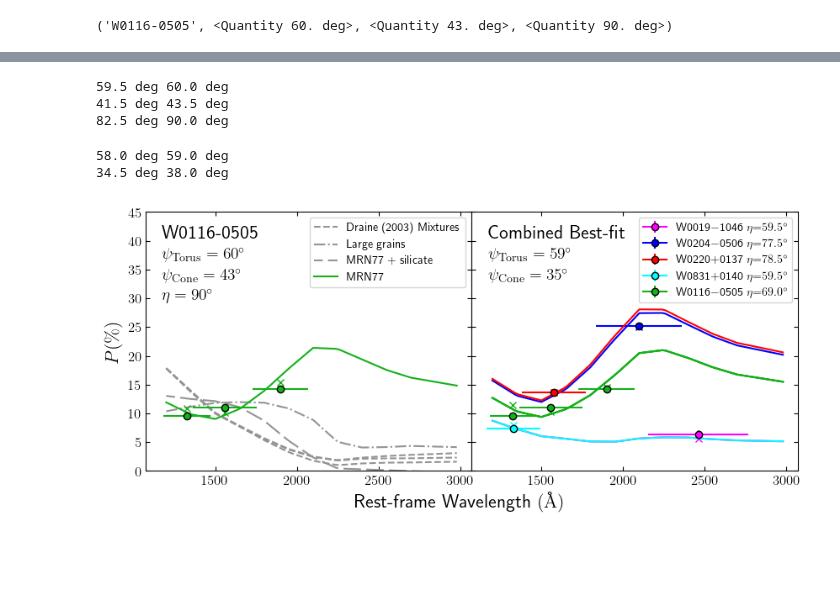
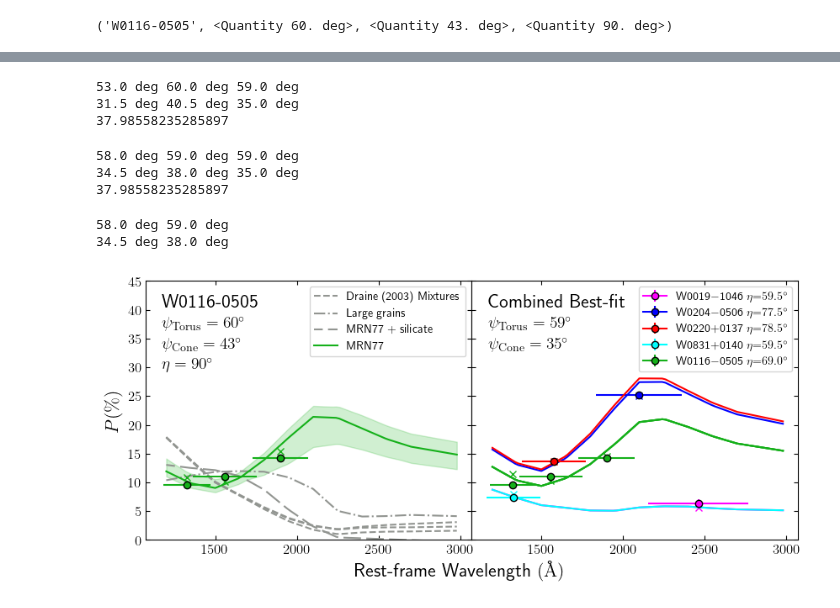
Before and after one commit to rjassef/Impol_BHDs_repo, a Jupyter notebook: plots/SKIRTOR_fit/fit_pfrac.ipynb, the cells around one changed output, grey strips where cells are left out. Drawn from its saved outputs; the diff is of its cells as text; code cells hidden in the pictures; blank space fills up the shorter version.

```diff
--- a/plots/SKIRTOR_fit/fit_pfrac.ipynb
+++ b/plots/SKIRTOR_fit/fit_pfrac.ipynb
@@ -162,5 +174,20 @@ print(tang_grid[i], cang_grid[j], iang_grid[k], chi2_map['W0116-0505'].min())
 # %%
 lam_grid = np.arange(1200., 3000., 20.)*u.AA
+
+#Plot the range of models.
+#indices = np.argwhere(chi2_map[wid]<=np.min(chi2_map[wid])+1.0)
+indices = np.argwhere(chi2_map[wid]<=np.min(2.0*chi2_map[wid]))
+curve_min = np.zeros(len(lam_grid)) + 1e32
+curve_max = np.zeros(curve_min.shape)
+for ind in indices:
+    i, j, k = ind
+    paux = 100*pw.p((tang_grid[i]*np.ones(lam_grid.shape), cang_grid[j]*np.ones(lam_grid.shape), iang_grid[k]*np.ones(lam_grid.shape), lam_grid.value))
+    curve_min = np.where(paux < curve_min, paux, curve_min)
+    curve_max = np.where(paux > curve_max, paux, curve_max)
+plt.fill_between(lam_grid.value, curve_min, curve_max, color='cyan', alpha=0.5)
+
+#Now plot the best fit.
+i, j, k = np.unravel_index(np.argmin(chi2_map[wid], axis=None), chi2_map[wid].shape)
 plt.plot(lam_grid, 100*pw.p((tang_grid[i]*np.ones(lam_grid.shape), cang_grid[j]*np.ones(lam_grid.shape), iang_grid[k]*np.ones(lam_grid.shape), lam_grid)))
 
 wid = "W0116-0505"
@@ -175,9 +202,8 @@ for bname in op.pfrac[wid].keys():
-# %%
-chi2_all = np.zeros(chi2_map[op.wids[0]].shape[:2])
-for wid in op.wids:
-    for i in range(len(tang_grid)):
-        for j in range(len(cang_grid)):
-            chi2_all[i,j] += np.min(chi2_map[wid][i,j,:])
+# %%
+#Obtained the combined chi2 of the fit. Specifically, we optimize the fit for every objects for a fixed combination of torus and cone openings and generate a chi2 map in this way.
+chi2_all = np.zeros(chi2_map[op.wids[0]].shape[:2])
+for wid in op.wids:
+    chi2_all += np.min(chi2_map[wid], axis=2)
 # %%
 i, j = np.unravel_index(np.argmin(chi2_all, axis=None), chi2_all.shape)
 print(tang_grid[i], cang_grid[j], chi2_all.min())
@@ -242,19 +282,31 @@ wid, tang_grid[i1], cang_grid[j1], iang_grid[k1]
+# %%
+#indices = np.argwhere(chi2_all_masked<1.0+np.min(chi2_all_masked))
+indices = np.argwhere(chi2_all_masked<2.0*np.min(chi2_all_masked))
+index_min = np.unravel_index(np.argmin(chi2_all_masked, axis=None), chi2_all_masked.shape)
+print(np.min(tang_grid[indices[:,0]]), np.max(tang_grid[indices[:,0]]), tang_grid[index_min[0]])
+print(np.min(cang_grid[indices[:,1]]), np.max(cang_grid[indices[:,1]]), cang_grid[index_min[1]])
+print(np.min(chi2_all))
+# %% [output]
+53.0 deg 60.0 deg 59.0 deg
+31.5 deg 40.5 deg 35.0 deg
+37.98558235285897
+# %%
+indices = np.argwhere(chi2_all_masked<1.0+np.min(chi2_all_masked))
+index_min = np.unravel_index(np.argmin(chi2_all_masked, axis=None), chi2_all_masked.shape)
+print(np.min(tang_grid[indices[:,0]]), np.max(tang_grid[indices[:,0]]), tang_grid[index_min[0]])
+print(np.min(cang_grid[indices[:,1]]), np.max(cang_grid[indices[:,1]]), cang_grid[index_min[1]])
+print(np.min(chi2_all))
+# %% [output]
+58.0 deg 59.0 deg 59.0 deg
+34.5 deg 38.0 deg 35.0 deg
+37.98558235285897
 # %%
-indices = np.argwhere(chi2_map[wid]<1.0+np.min(chi2_map[wid]))
+indices = np.argwhere(chi2_all<1.0+np.min(chi2_all))
 print(np.min(tang_grid[indices[:,0]]), np.max(tang_grid[indices[:,0]]))
 print(np.min(cang_grid[indices[:,1]]), np.max(cang_grid[indices[:,1]]))
-print(np.min(iang_grid[indices[:,2]]), np.max(iang_grid[indices[:,2]]))
 # %% [output]
-59.5 deg 60.0 deg
-41.5 deg 43.5 deg
-82.5 deg 90.0 deg
+58.0 deg 59.0 deg
+34.5 deg 38.0 deg
-# %%
-indices = np.argwhere(chi2_all_masked<1.0+np.min(chi2_all_masked))
-print(np.min(tang_grid[indices[:,0]]), np.max(tang_grid[indices[:,0]]))
-print(np.min(cang_grid[indices[:,1]]), np.max(cang_grid[indices[:,1]]))
-# %% [output]
-58.0 deg 59.0 deg
-34.5 deg 38.0 deg
 # %%
 colors = {"W0116-0505":"xkcd:green", "W0019-1046":"magenta", "W0204-0506":"blue", "W0220+0137":"red", "W0831+0140":"cyan"}
 
@@ -267,6 +319,18 @@ for ax in axs:
 #On one plot, we show the best solution for W0116-0505.
 lam_grid = np.arange(1200., 3000., 20.)*u.AA
 wid = "W0116-0505"
+
+#First plot the range of plaussible models.
+#indices = np.argwhere(chi2_map[wid]<=np.min(chi2_map[wid])+1.0)
+indices = np.argwhere(chi2_map[wid]<=2.0*np.min(chi2_map[wid]))
+curve_min = np.zeros(len(lam_grid)) + 1e32
+curve_max = np.zeros(curve_min.shape)
+for ind in indices:
+    i, j, k = ind
+    paux = 100*pw.p((tang_grid[i]*np.ones(lam_grid.shape), cang_grid[j]*np.ones(lam_grid.shape), iang_grid[k]*np.ones(lam_grid.shape), lam_grid.value))
+    curve_min = np.where(paux < curve_min, paux, curve_min)
+    curve_max = np.where(paux > curve_max, paux, curve_max)
+axs[0].fill_between(lam_grid.value, curve_min, curve_max, color=colors[wid], alpha=0.2)
 
 #labels = ['Draine (2003) Mixtures', None, None, 'Small grains graphite only', 'Large grains', 'MRN77 + silicate']
 labels = ['Draine (2003) Mixtures', None, None, 'Large grains', 'MRN77 + silicate']
@@ -307,31 +371,31 @@ for wid in op.wids:
     for bname in op.pfrac[wid].keys():
 
         k2 = np.argmin(chi2_map[wid][i2,j2,:])
 
         if bname == "R_SPECIAL":
             label = r"{} $\eta$=${}^{{\circ}}$".format(re.sub("-","$-$",wid), iang_grid[k2].value)
         else:
             label = None
 
         axs[1].plot(lam_grid, 100*pw.p((tang_grid[i2]*np.ones(lam_grid.shape), cang_grid[j2]*np.ones(lam_grid.shape), iang_grid[k2]*np.ones(lam_grid.shape), lam_grid)), c=colors[wid],ls='solid')
 
         axs[1].errorbar([bands.bp[bname].barlam().value/(1+op.z[wid])], [op.pfrac[wid][bname]], xerr=[bands.bp[bname].rectwidth().value/2./(1+op.z[wid])], yerr=[op.epfrac[wid][bname]], marker='o', color=colors[wid], markeredgecolor='black', label=label)
 
         #p_mod = pw.p_bb(bands.bp[bname], [tang_grid[i2]], [cang_grid[j2]], [iang_grid[k2]], specs.lam_obs[wid], specs.flam[wid], op.z[wid])
         p_mod = pw.p_bb(bands.bp[bname], tang_grid[i2:i2+1], cang_grid[j2:j2+1], iang_grid[k2:k2+1], specs.lam_obs[wid], specs.flam[wid], op.z[wid])
         axs[1].plot([bands.bp[bname].barlam().value/(1+op.z[wid])], [p_mod[0,0,0]*100], c=colors[wid], marker='x')
 
 axs[1].text(0.05, 0.9, "Combined Best-fit", transform=axs[1].transAxes, fontsize=16, weight='bold')
 axs[1].text(0.05, 0.82, r"$\psi_{{\rm Torus}} = {:.0f}^{{\circ}}$".format(tang_grid[i2].value), transform=axs[1].transAxes, fontsize=14)
 axs[1].text(0.05, 0.74, r"$\psi_{{\rm Cone}}  = {:.0f}^{{\circ}}$".format(cang_grid[j2].value), transform=axs[1].transAxes, fontsize=14)
 #axs[1].text(0.05, 0.66, r"$\eta = {:.0f}^{{\circ}}$".format(iang_grid[k1].value), transform=axs[1].transAxes, fontsize=14)
 axs[1].legend()
 
 axs[0].set_ylim([0., 45.])
 
 axs[0].set_ylabel(r"$P (\%)$", fontsize=16)
 fig.text(0.5, 0., r"Rest-frame Wavelength $(\rm \AA)$", ha='center', fontsize=16)
 
 fig.savefig("SKIRTOR_MRN77_best-fit.png", dpi=100, bbox_inches='tight')
 # %% [output]
-[figure, old version]
+[figure, new version]
```
Also changed, not shown: parts of 3 cells of this notebook, 12 other files.
